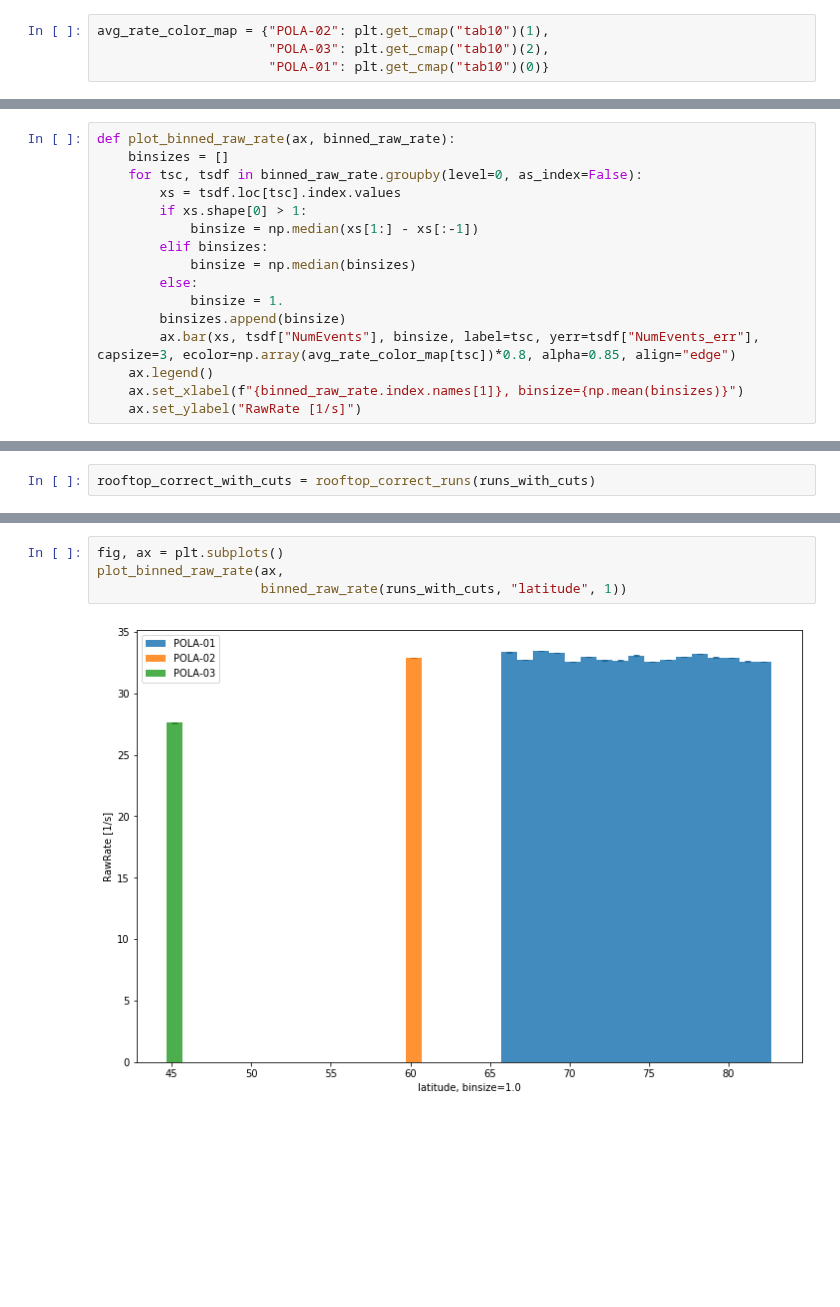
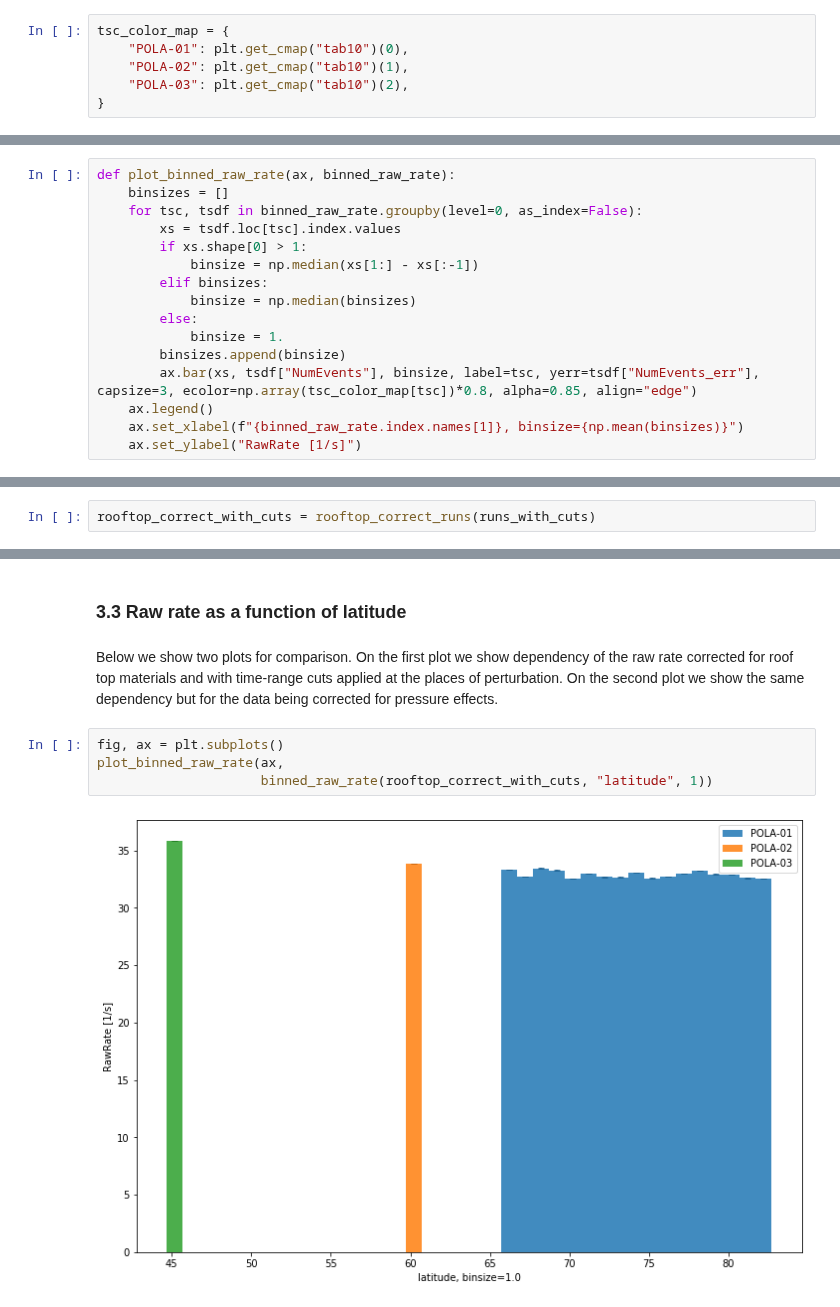
Before and after one commit to vindex10/rbpp-projects, a Jupyter notebook: project2/project2-plots.ipynb, the cells around one changed output, grey strips where cells are left out. Cells and saved outputs as stored; diff of their text form; blank space fills up the shorter version.

```diff
--- a/project2/project2-plots.ipynb
+++ b/project2/project2-plots.ipynb
@@ -404,6 +413,8 @@ runs.groupby("telescope").apply(lambda x: (x["RunDuration"]).describe())
 # %% [markdown]
 As we can see from the RunDuration distribution descriptive statistics, running times might vary from 10 to 20 minutes. It means, that at the timescale of 12h it is acceptable to neglect overlaps over timebins, and assign to one bin those events which has their `RunStart` within the bin, and not care much about `RunStop`.
 # %%
-avg_rate_color_map = {"POLA-02": plt.get_cmap("tab10")(1),
-                      "POLA-03": plt.get_cmap("tab10")(2),
-                      "POLA-01": plt.get_cmap("tab10")(0)}
+tsc_color_map = {
+    "POLA-01": plt.get_cmap("tab10")(0),
+    "POLA-02": plt.get_cmap("tab10")(1),
+    "POLA-03": plt.get_cmap("tab10")(2),
+}
@@ -426,3 +430,19 @@ def pivot_on_binned_time(df, xlabel, xagg, xagg_err, binsize, on="RunStart", yla
+# %%
+def plot_binned_raw_rate(ax, binned_raw_rate):
+    binsizes = []
+    for tsc, tsdf in binned_raw_rate.groupby(level=0, as_index=False):
+        xs = tsdf.loc[tsc].index.values
+        if xs.shape[0] > 1:
+            binsize = np.median(xs[1:] - xs[:-1])
+        elif binsizes:
+            binsize = np.median(binsizes)
+        else:
+            binsize = 1.
+        binsizes.append(binsize)
+        ax.bar(xs, tsdf["NumEvents"], binsize, label=tsc, yerr=tsdf["NumEvents_err"], capsize=3, ecolor=np.array(tsc_color_map[tsc])*0.8, alpha=0.85, align="edge")
+    ax.legend()
+    ax.set_xlabel(f"{binned_raw_rate.index.names[1]}, binsize={np.mean(binsizes)}")
+    ax.set_ylabel("RawRate [1/s]")
 # %%
 def show_sorted_legend(ax):
     if not isinstance(ax, list):
@@ -521,16 +552,0 @@ def binned_raw_rate(df, xlabel, binsize):
-# %%
-def plot_binned_raw_rate(ax, binned_raw_rate):
-    binsizes = []
-    for tsc, tsdf in binned_raw_rate.groupby(level=0, as_index=False):
-        xs = tsdf.loc[tsc].index.values
-        if xs.shape[0] > 1:
-            binsize = np.median(xs[1:] - xs[:-1])
-        elif binsizes:
-            binsize = np.median(binsizes)
-        else:
-            binsize = 1.
-        binsizes.append(binsize)
-        ax.bar(xs, tsdf["NumEvents"], binsize, label=tsc, yerr=tsdf["NumEvents_err"], capsize=3, ecolor=np.array(avg_rate_color_map[tsc])*0.8, alpha=0.85, align="edge")
-    ax.legend()
-    ax.set_xlabel(f"{binned_raw_rate.index.names[1]}, binsize={np.mean(binsizes)}")
-    ax.set_ylabel("RawRate [1/s]")
@@ -641,9 +671,13 @@ plot_binned_raw_rate(ax,
+# %% [markdown]
+### 3.3 Raw rate as a function of latitude
+# %% [markdown]
+Below we show two plots for comparison. On the first plot we show dependency of the raw rate corrected for roof top materials and with time-range cuts applied at the places of perturbation. On the second plot we show the same dependency but for the data being corrected for pressure effects.
 # %%
 fig, ax = plt.subplots()
 plot_binned_raw_rate(ax,
-                     binned_raw_rate(runs_with_cuts, "latitude", 1))
+                     binned_raw_rate(rooftop_correct_with_cuts, "latitude", 1))
 # %% [output]
-[figure, old version]
+[figure, new version]
 # %%
 fig, ax = plt.subplots()
 plot_binned_raw_rate(ax,
```
Also changed, not shown: parts of 47 cells of this notebook.
